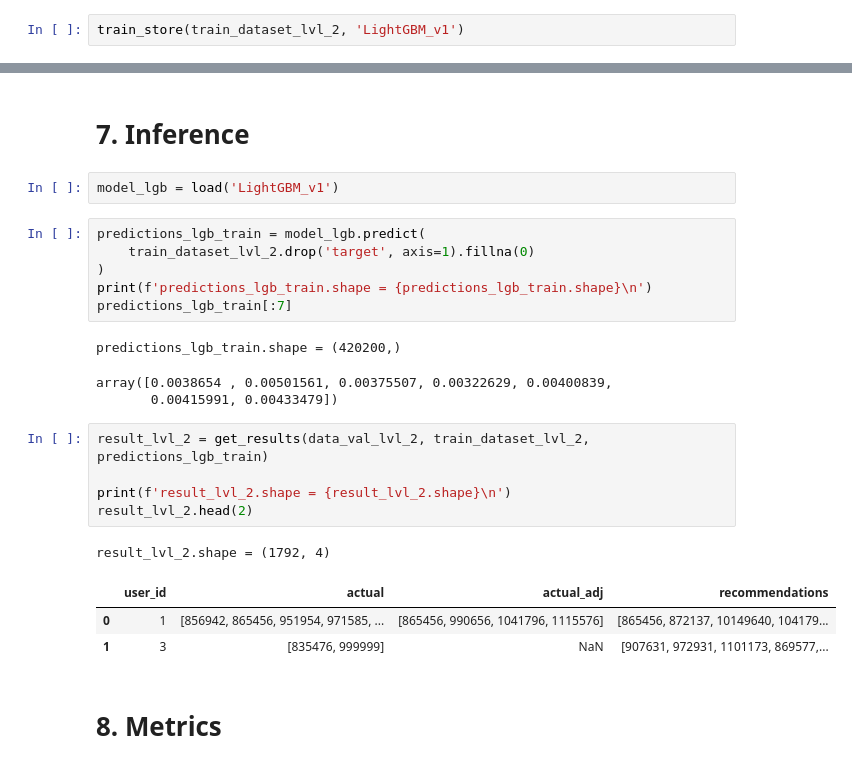
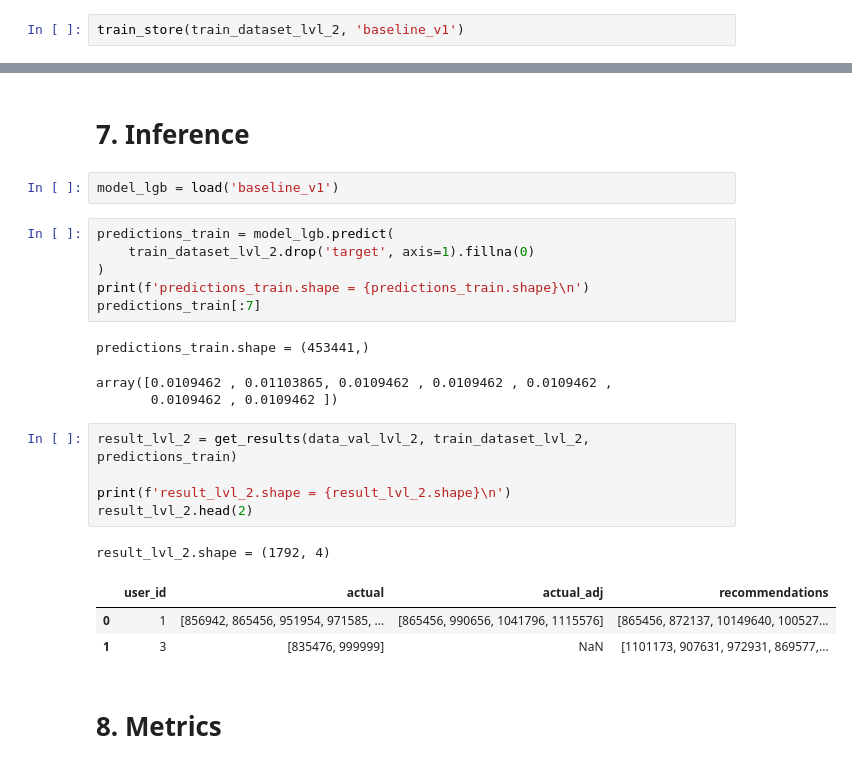
Before and after one commit to Yanina-Kutovaya/RecSys-retail, a Jupyter notebook: notebooks/Baseline_model_v1.ipynb, the cells around one changed output, grey strips where cells are left out. Saved outputs shown, nothing was run; the diff lists cells and outputs as text.

```diff
--- a/notebooks/Baseline_model_v1.ipynb
+++ b/notebooks/Baseline_model_v1.ipynb
@@ -274,5 +257,5 @@ train_dataset_lvl_2.to_csv(
 # %% [markdown]
 # 6. Training the model
 # %%
-train_store(train_dataset_lvl_2, 'LightGBM_v1')
+train_store(train_dataset_lvl_2, 'baseline_v1')
 # %% [output]
@@ -282,27 +274,27 @@ Early stopping, best iteration is:
 # %% [markdown]
 # 7. Inference
 # %%
-model_lgb = load('LightGBM_v1')
+model_lgb = load('baseline_v1')
 # %%
-predictions_lgb_train = model_lgb.predict(
+predictions_train = model_lgb.predict(
     train_dataset_lvl_2.drop('target', axis=1).fillna(0)
 )
-print(f'predictions_lgb_train.shape = {predictions_lgb_train.shape}\n')
-predictions_lgb_train[:7]
+print(f'predictions_train.shape = {predictions_train.shape}\n')
+predictions_train[:7]
 # %% [output]
-predictions_lgb_train.shape = (420200,)
+predictions_train.shape = (453441,)
-array([0.0038654 , 0.00501561, 0.00375507, 0.00322629, 0.00400839,
-       0.00415991, 0.00433479])
+array([0.0109462 , 0.01103865, 0.0109462 , 0.0109462 , 0.0109462 ,
+       0.0109462 , 0.0109462 ])
 # %%
-result_lvl_2 = get_results(data_val_lvl_2, train_dataset_lvl_2, predictions_lgb_train)
+result_lvl_2 = get_results(data_val_lvl_2, train_dataset_lvl_2, predictions_train)
 
 print(f'result_lvl_2.shape = {result_lvl_2.shape}\n')
 result_lvl_2.head(2)
 # %% [output]
 result_lvl_2.shape = (1792, 4)
 |  | user_id | actual | actual_adj | recommendations |
-| 0 | 1 | [856942, 865456, 951954, 971585, ... | [865456, 990656, 1041796, 1115576] | [865456, 872137, 10149640, 104179... |
-| 1 | 3 | [835476, 999999] | NaN | [907631, 972931, 1101173, 869577,... |
+| 0 | 1 | [856942, 865456, 951954, 971585, ... | [865456, 990656, 1041796, 1115576] | [865456, 872137, 10149640, 100527... |
+| 1 | 3 | [835476, 999999] | NaN | [1101173, 907631, 972931, 869577,... |
 # %% [markdown]
 # 8. Metrics
 # %%
```
Also changed, not shown: parts of 21 cells of this notebook.
